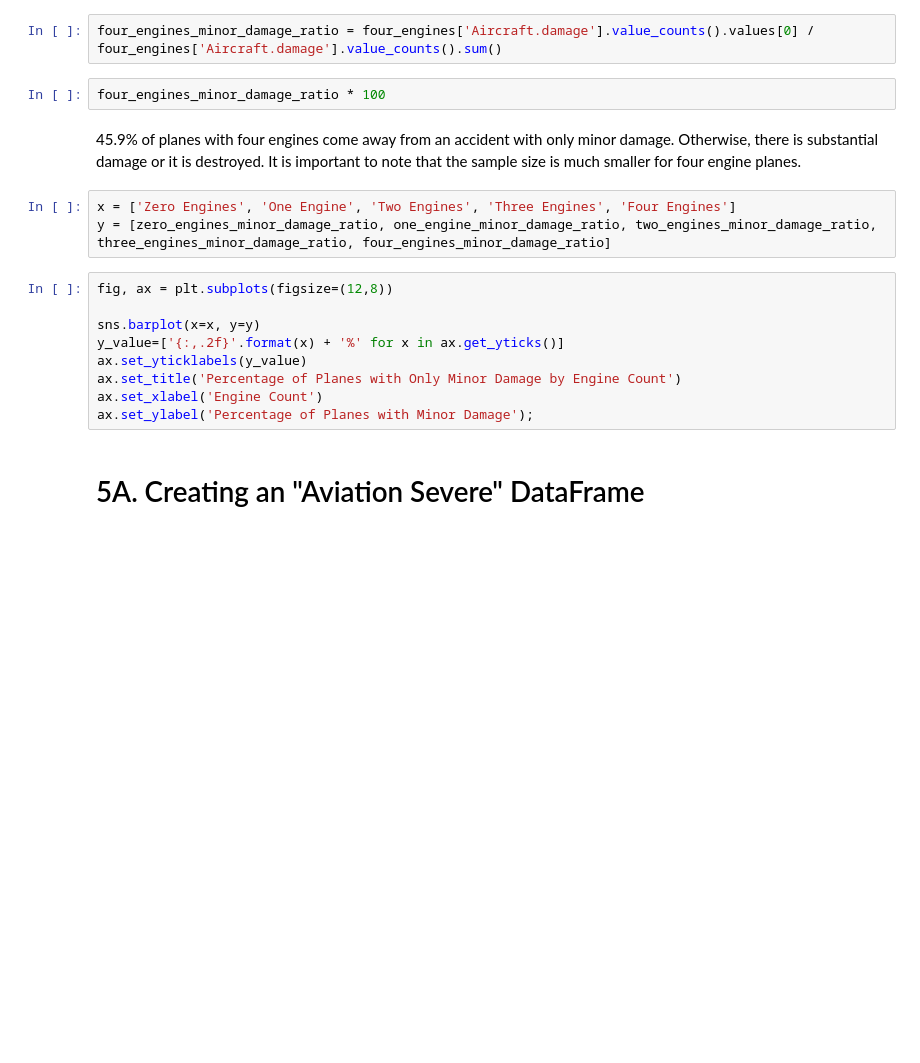
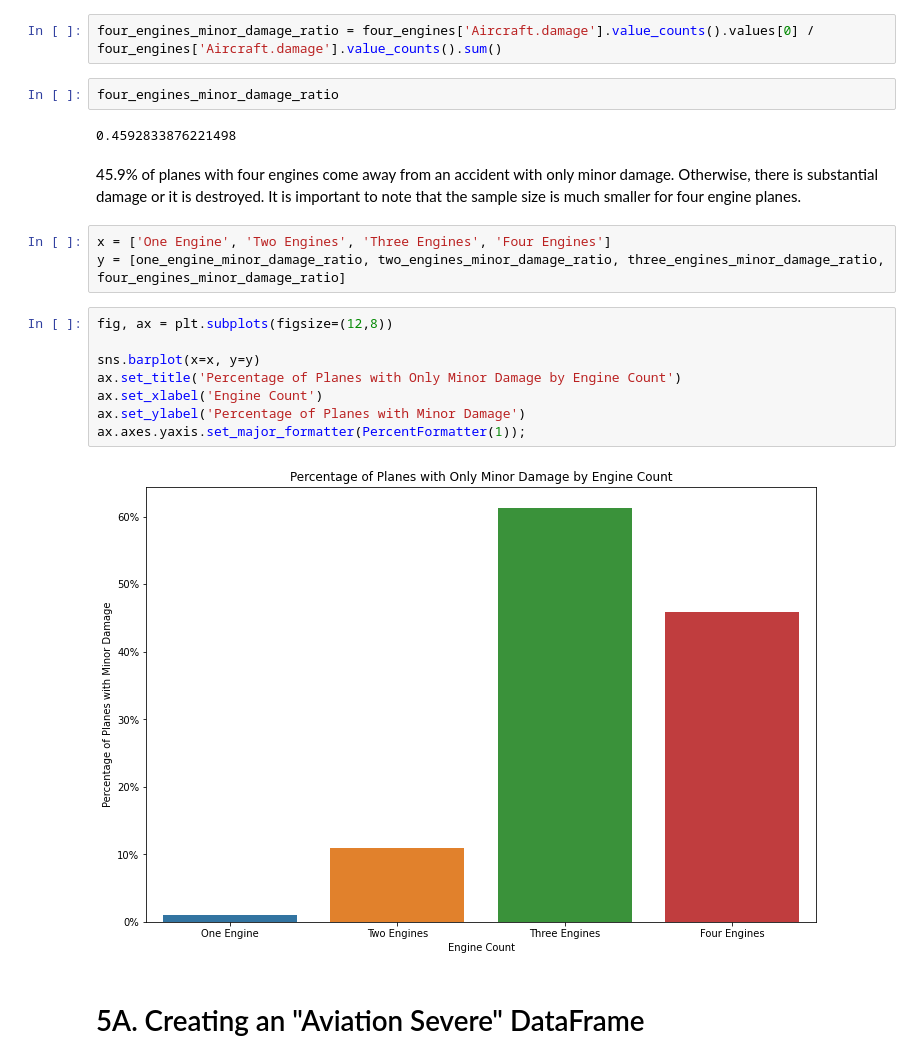
Before and after one commit to kmcneil901/dsc-phase-1-project-v3, a Jupyter notebook: co-pilots.ipynb, the cells around one changed output. Drawn from its saved outputs; the diff is of its cells as text; blank space fills up the shorter version.

```diff
--- a/co-pilots.ipynb
+++ b/co-pilots.ipynb
@@ -500,21 +506,24 @@ four_engines['Aircraft.damage'].value_counts()
 # %%
 four_engines_minor_damage_ratio = four_engines['Aircraft.damage'].value_counts().values[0] / four_engines['Aircraft.damage'].value_counts().sum()
 # %%
-four_engines_minor_damage_ratio * 100
+four_engines_minor_damage_ratio
+# %% [output]
+0.4592833876221498
 # %% [markdown]
 45.9% of planes with four engines come away from an accident with only minor damage. Otherwise, there is substantial damage or it is destroyed. It is important to note that the sample size is much smaller for four engine planes.
 # %%
-x = ['Zero Engines', 'One Engine', 'Two Engines', 'Three Engines', 'Four Engines']
-y = [zero_engines_minor_damage_ratio, one_engine_minor_damage_ratio, two_engines_minor_damage_ratio, three_engines_minor_damage_ratio, four_engines_minor_damage_ratio]
+x = ['One Engine', 'Two Engines', 'Three Engines', 'Four Engines']
+y = [one_engine_minor_damage_ratio, two_engines_minor_damage_ratio, three_engines_minor_damage_ratio, four_engines_minor_damage_ratio]
 # %%
 fig, ax = plt.subplots(figsize=(12,8))
 
 sns.barplot(x=x, y=y)
-y_value=['{:,.2f}'.format(x) + '%' for x in ax.get_yticks()]
-ax.set_yticklabels(y_value)
 ax.set_title('Percentage of Planes with Only Minor Damage by Engine Count')
 ax.set_xlabel('Engine Count')
-ax.set_ylabel('Percentage of Planes with Minor Damage');
+ax.set_ylabel('Percentage of Planes with Minor Damage')
+ax.axes.yaxis.set_major_formatter(PercentFormatter(1));
+# %% [output]
+[figure, added]
 # %% [markdown]
 # 5A. Creating an "Aviation Severe" DataFrame
 # %% [markdown]
```
Also changed, not shown: parts of 57 cells of this notebook.
